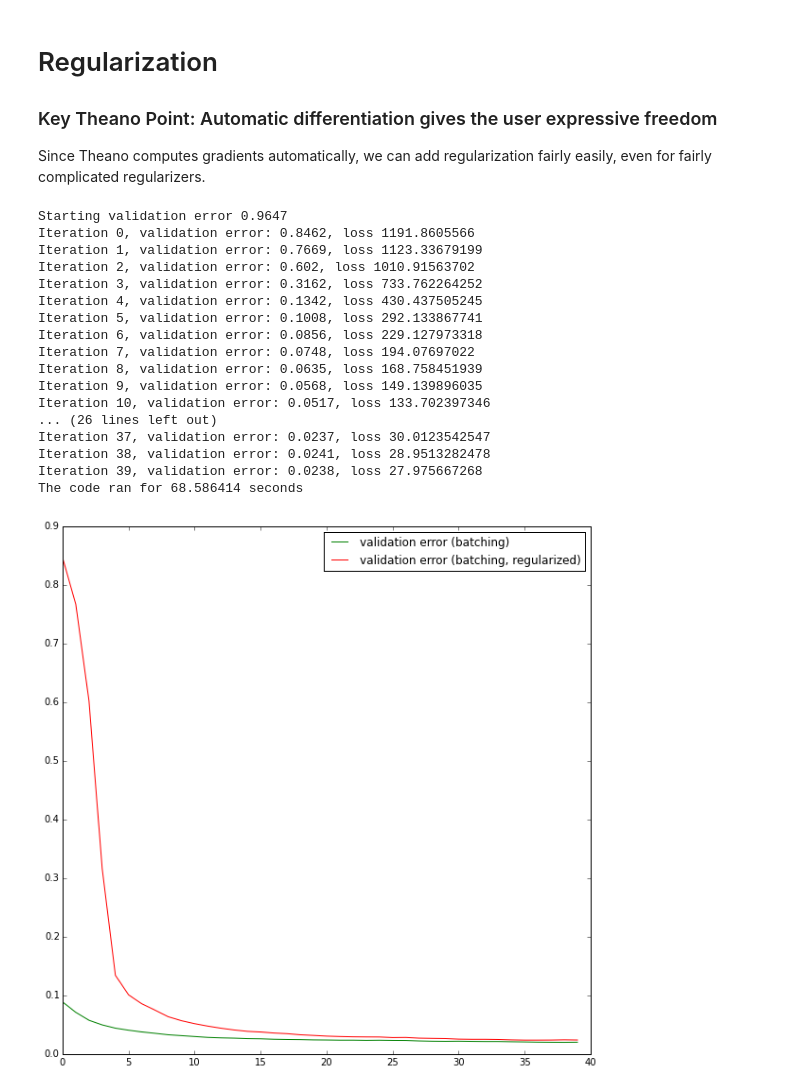
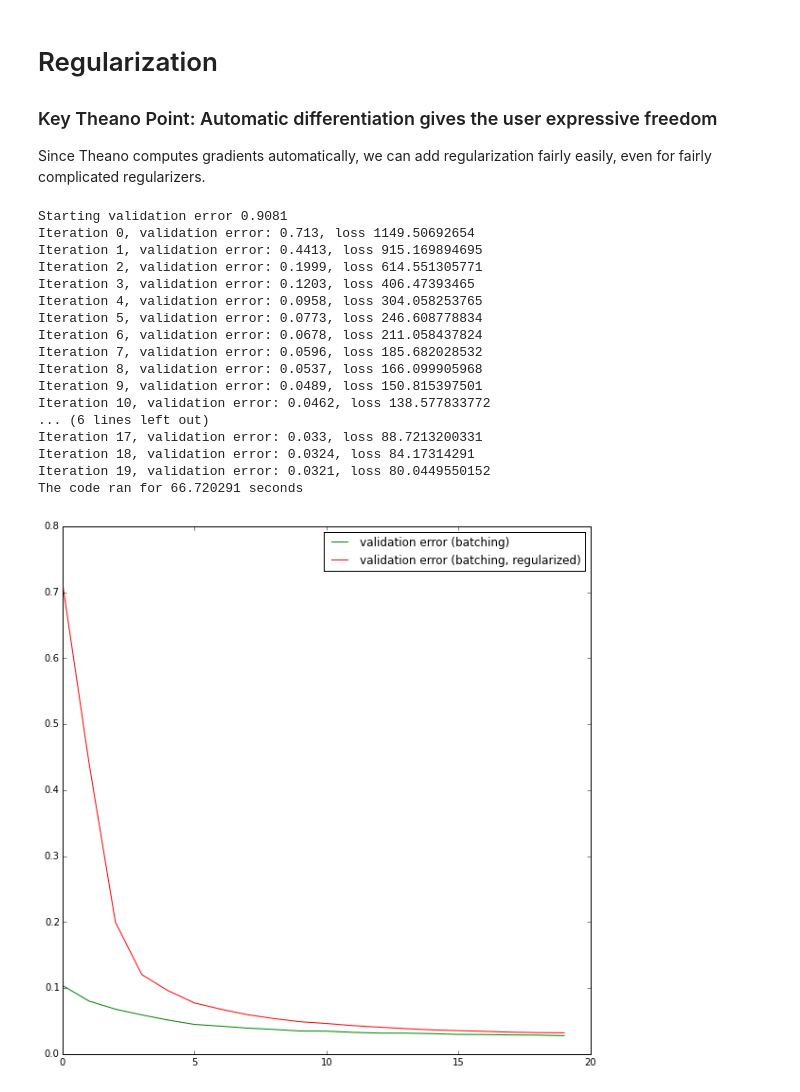
Before and after one commit to thouis/TheanoIntro, a Jupyter notebook: TheanoIntro.ipynb, the cells around one changed output. Saved outputs shown, nothing was run; the diff lists cells and outputs as text; code cells hidden in the pictures.

Commit message:
reduce size of layers and number of epochs

```diff
--- a/TheanoIntro.ipynb
+++ b/TheanoIntro.ipynb
@@ -102,26 +101,28 @@ y = T.ivector()
 
 # Parameters to be learned
 
+layer_width = 200
+
 # First layer
-W0 = theano.shared(value=rand_uniform(28 * 28, 1000),
+W0 = theano.shared(value=rand_uniform(28 * 28, layer_width),
                    name='W0', borrow=True)  # borrow lets Theano reuse the numpy memory
-b0 = theano.shared(value=np.zeros((1000,), dtype=theano.config.floatX),
+b0 = theano.shared(value=np.zeros((layer_width,), dtype=theano.config.floatX),
                    name='b0', borrow=True)
 
 # Second layer
-W1 = theano.shared(value=rand_uniform(1000, 1000),
+W1 = theano.shared(value=rand_uniform(layer_width, layer_width),
                    name='W1', borrow=True)  # borrow lets Theano reuse the numpy memory
-b1 = theano.shared(value=np.zeros((1000,), dtype=theano.config.floatX),
+b1 = theano.shared(value=np.zeros((layer_width,), dtype=theano.config.floatX),
                    name='b1', borrow=True)
 
 # Third layer
-W2 = theano.shared(value=rand_uniform(1000, 1000),
+W2 = theano.shared(value=rand_uniform(layer_width, layer_width),
                    name='W2', borrow=True)  # borrow lets Theano reuse the numpy memory
-b2 = theano.shared(value=np.zeros((1000,), dtype=theano.config.floatX),
+b2 = theano.shared(value=np.zeros((layer_width,), dtype=theano.config.floatX),
                    name='b2', borrow=True)
 
 # LogReg layer
-WLR = theano.shared(value=rand_uniform(1000, 10),
+WLR = theano.shared(value=rand_uniform(layer_width, 10),
                    name='WLR', borrow=True)  # borrow lets Theano reuse the numpy memory
 bLR = theano.shared(value=np.zeros((10,), dtype=theano.config.floatX),
                    name='bLR', borrow=True)
@@ -171,7 +172,7 @@ for W in [W0, W1, W2, WLR]:
 for b in [b0, b1, b2, bLR]:
     b.set_value((0 * b).eval())
 
-n_epochs = 40
+n_epochs = 20
 
 train_monitor = []
 val_monitor = []
@@ -235,7 +236,7 @@ for W in [W0, W1, W2, WLR]:
 for b in [b0, b1, b2, bLR]:
     b.set_value((0 * b).eval())
 
-n_epochs = 40
+n_epochs = 20
 batch_size = 500
 
 start_time = time.clock()
@@ -298,50 +299,50 @@ train_batch_reg = theano.function(inputs=[idx_lo, idx_hi, learning_rate, Lhalf_w
 # %%
 # reset the network
 for W in [W0, W1, W2, WLR]:
     i, j = W.shape.eval()
     W.set_value(rand_uniform(i, j))
 for b in [b0, b1, b2, bLR]:
     b.set_value((0 * b).eval())
 
-n_epochs = 40
+n_epochs = 20
 batch_size = 500
 num_batches = train_set_x.shape[0].eval() / batch_size
 
 start_time = time.clock()
 val_monitor_batch_reg = [validate_given()]
 print("Starting validation error {}".format(val_monitor_batch_reg[-1]))
 
 for epoch in range(n_epochs):
     losses = []
     for lo in range(0, train_set_x.shape[0].eval(), batch_size):
         # value of 0.000005 arrived at by trial-and-error: close to the largest value where learning is still possible.
-        losses.append(train_batch_reg(lo, lo + batch_size, 0.1, 0.000075))
+        losses.append(train_batch_reg(lo, lo + batch_size, 0.1, 0.0005))
     val_monitor_batch_reg.append(validate_given())
     print("Iteration {}, validation error: {}, loss {}".format(epoch, val_monitor_batch_reg[-1], batch_size * np.mean(losses)))
 end_time = time.clock()
 print 'The code ran for %f seconds' % ((end_time - start_time))
 plt.plot(val_monitor_batch[1:], 'g-', label='validation error (batching)')
 plt.plot(val_monitor_batch_reg[1:], 'r-', label='validation error (batching, regularized)')
 plt.legend();
 # %% [output]
-Starting validation error 0.9647
-Iteration 0, validation error: 0.8462, loss 1191.8605566
-Iteration 1, validation error: 0.7669, loss 1123.33679199
-Iteration 2, validation error: 0.602, loss 1010.91563702
-Iteration 3, validation error: 0.3162, loss 733.762264252
-Iteration 4, validation error: 0.1342, loss 430.437505245
-Iteration 5, validation error: 0.1008, loss 292.133867741
-Iteration 6, validation error: 0.0856, loss 229.127973318
-Iteration 7, validation error: 0.0748, loss 194.07697022
-Iteration 8, validation error: 0.0635, loss 168.758451939
-Iteration 9, validation error: 0.0568, loss 149.139896035
-Iteration 10, validation error: 0.0517, loss 133.702397346
-... (26 lines left out)
-Iteration 37, validation error: 0.0237, loss 30.0123542547
-Iteration 38, validation error: 0.0241, loss 28.9513282478
-Iteration 39, validation error: 0.0238, loss 27.975667268
-The code ran for 68.586414 seconds
+Starting validation error 0.9081
+Iteration 0, validation error: 0.713, loss 1149.50692654
+Iteration 1, validation error: 0.4413, loss 915.169894695
+Iteration 2, validation error: 0.1999, loss 614.551305771
+Iteration 3, validation error: 0.1203, loss 406.47393465
+Iteration 4, validation error: 0.0958, loss 304.058253765
+Iteration 5, validation error: 0.0773, loss 246.608778834
+Iteration 6, validation error: 0.0678, loss 211.058437824
+Iteration 7, validation error: 0.0596, loss 185.682028532
+Iteration 8, validation error: 0.0537, loss 166.099905968
+Iteration 9, validation error: 0.0489, loss 150.815397501
+Iteration 10, validation error: 0.0462, loss 138.577833772
+... (6 lines left out)
+Iteration 17, validation error: 0.033, loss 88.7213200331
+Iteration 18, validation error: 0.0324, loss 84.17314291
+Iteration 19, validation error: 0.0321, loss 80.0449550152
+The code ran for 66.720291 seconds
-[figure, old version]
+[figure, new version]
 # %%
 peek_x3 = theano.function(inputs=[idx_lo, idx_hi],
                                   outputs=x3,
```
Also changed, not shown: parts of 7 cells of this notebook.
